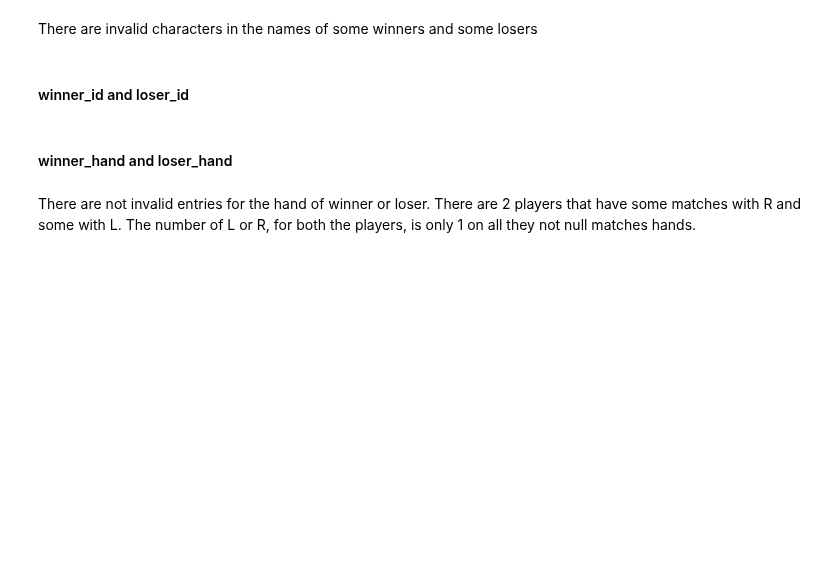
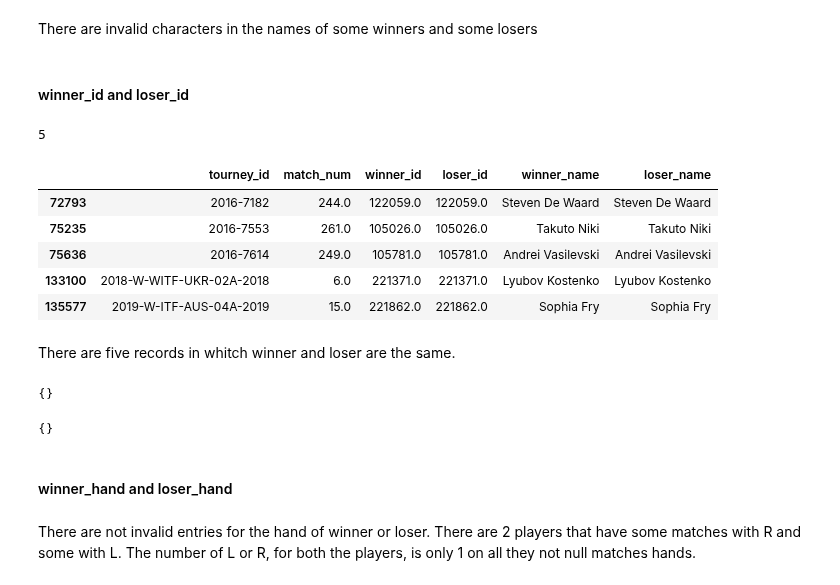
Before and after one commit to gasparax/DM_Project, a Jupyter notebook: data_understanding.ipynb, the cells around one changed output. Saved outputs shown, nothing was run; the diff lists cells and outputs as text; code cells hidden in the pictures; blank space fills up the shorter version.

Commit message:
Added checks for winner and loser id

```diff
--- a/data_understanding.ipynb
+++ b/data_understanding.ipynb
@@ -222,6 +224,56 @@ There are invalid characters in the names of some winners and some losers
 #TO DO: SEE ID A WINER ID IS ASSOCIATED TO MORE WINNER NAMES OR ALWAYS TO THE SAME ONE. SAME FOR LOSER
 #TO DO: CONTROLLARE CHE GLI ID PER LO STESSO GIOCATORE WINNER E LOSER SONO UGUALI
 #to do: vedere se gli id vincitore-perdente è uguale
+# %%
+#check if there are records in whitch the winner_id e loser_id corrispondono
+def find_match_sameWL():
+    df_sameWL = df_tennis[df_tennis['winner_id'] == df_tennis['loser_id']][['tourney_id','match_num','winner_id', 'loser_id', 'winner_name', 'loser_name']]
+    print(df_sameWL.shape[0])
+    return df_sameWL
+
+find_match_sameWL()
+# %% [output]
+5
+|  | tourney_id | match_num | winner_id | loser_id | winner_name | loser_name |
+| 72793 | 2016-7182 | 244.0 | 122059.0 | 122059.0 | Steven De Waard | Steven De Waard |
+| 75235 | 2016-7553 | 261.0 | 105026.0 | 105026.0 | Takuto Niki | Takuto Niki |
+| 75636 | 2016-7614 | 249.0 | 105781.0 | 105781.0 | Andrei Vasilevski | Andrei Vasilevski |
+| 133100 | 2018-W-WITF-UKR-02A-2018 | 6.0 | 221371.0 | 221371.0 | Lyubov Kostenko | Lyubov Kostenko |
+| 135577 | 2019-W-ITF-AUS-04A-2019 | 15.0 | 221862.0 | 221862.0 | Sophia Fry | Sophia Fry |
+# %% [markdown]
+There are five records in whitch winner and loser are the same.
+# %%
+#check for duplicate id on winner name
+w_ids = dict.fromkeys(df_tennis['winner_id'].unique().tolist(), None)
+duplicate_w_id = {}
+for w_id in w_ids.keys():
+    w_names = df_tennis[df_tennis['winner_id'] == w_id]['winner_name'].unique().tolist()
+    if len(w_names) > 1:
+        tourney1 = set(df_tennis.loc[(df_tennis['winner_id'] == w_id) &
+                                (df_tennis['winner_name'] == w_names[0]) ]['tourney_id'].unique())
+        tourney2 = set(df_tennis.loc[(df_tennis['winner_id'] == w_id) &
+                                 (df_tennis['winner_name'] == w_names[1])]['tourney_id'].unique())
+        if len(tourney1.intersection(tourney2)) > 0:
+            duplicate_w_id[w_id] = w_names
+duplicate_w_id
+# %% [output]
+{}
+# %%
+#check for duplicate id on loser name
+l_ids = dict.fromkeys(df_tennis['loser_id'].unique().tolist(), None)
+duplicate_l_id = {}
+for l_id in l_ids.keys():
+    l_names = df_tennis[df_tennis['loser_id'] == w_id]['loser_name'].unique().tolist()
+    if len(l_names) > 1:
+        tourney1 = set(df_tennis.loc[(df_tennis['loser_id'] == w_id) &
+                                (df_tennis['loser_name'] == l_names[0]) ]['tourney_id'].unique())
+        tourney2 = set(df_tennis.loc[(df_tennis['loser_id'] == w_id) &
+                                 (df_tennis['loser_name'] == l_names[1])]['tourney_id'].unique())
+        if len(tourney1.intersection(tourney2)):
+            duplicate_l_id[l_id] = l_names
+duplicate_l_id
+# %% [output]
+{}
 # %%
 df_tennis['winner_id'].value_counts()
 # %%
```
Also changed, not shown: parts of 1 cell of this notebook.
